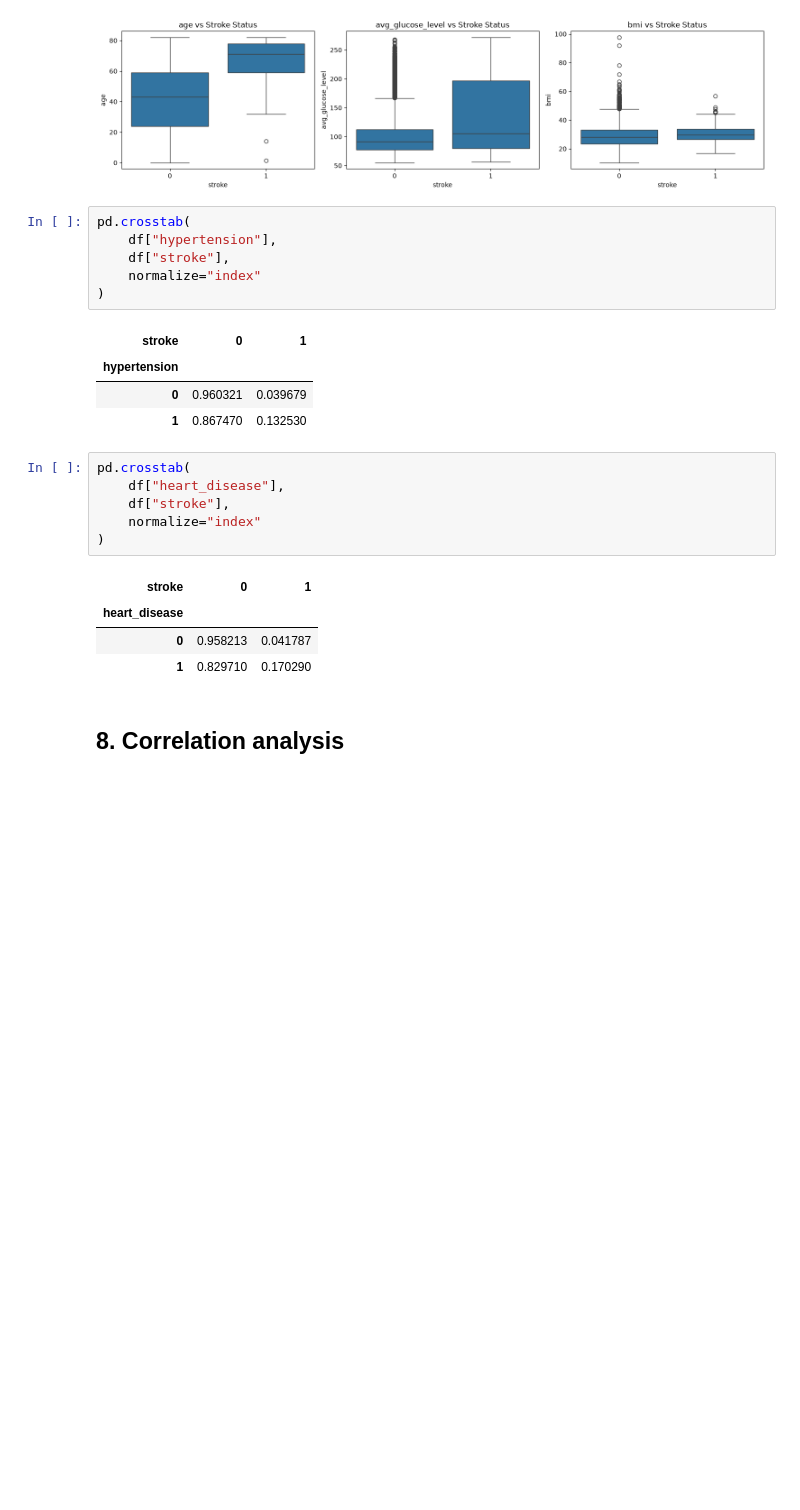
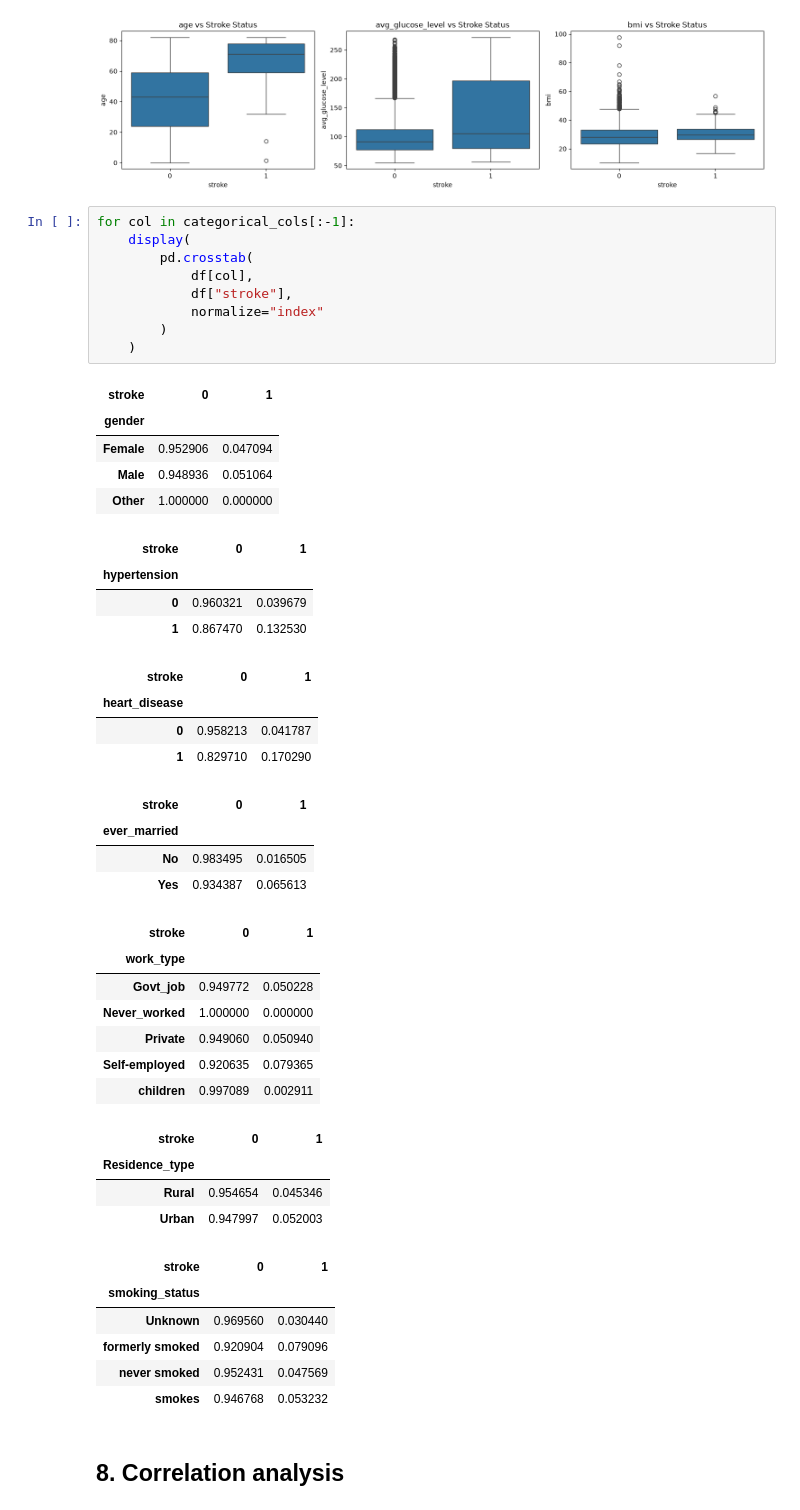
Before and after one commit to YipingMa9377/project1---stroke-prediction, a Jupyter notebook: notebooks/01_EDA.ipynb, the cells around one changed output. Cells and saved outputs as stored; diff of their text form; blank space fills up the shorter version.

```diff
--- a/notebooks/01_EDA.ipynb
+++ b/notebooks/01_EDA.ipynb
@@ -307,28 +323,50 @@ plt.tight_layout()
 plt.show()
 # %% [output]
 [figure]
-# %%
-pd.crosstab(
-    df["hypertension"],
-    df["stroke"],
-    normalize="index"
-)
-# %% [output]
-| stroke | 0 | 1 |
-| hypertension |  |  |
-| 0 | 0.960321 | 0.039679 |
-| 1 | 0.867470 | 0.132530 |
-# %%
-pd.crosstab(
-    df["heart_disease"],
-    df["stroke"],
-    normalize="index"
-)
-# %% [output]
-| stroke | 0 | 1 |
-| heart_disease |  |  |
-| 0 | 0.958213 | 0.041787 |
-| 1 | 0.829710 | 0.170290 |
+# %%
+for col in categorical_cols[:-1]:
+    display(
+        pd.crosstab(
+            df[col],
+            df["stroke"],
+            normalize="index"
+        )
+    )
+# %% [output]
+| stroke | 0 | 1 |
+| gender |  |  |
+| Female | 0.952906 | 0.047094 |
+| Male | 0.948936 | 0.051064 |
+| Other | 1.000000 | 0.000000 |
+| stroke | 0 | 1 |
+| hypertension |  |  |
+| 0 | 0.960321 | 0.039679 |
+| 1 | 0.867470 | 0.132530 |
+| stroke | 0 | 1 |
+| heart_disease |  |  |
+| 0 | 0.958213 | 0.041787 |
+| 1 | 0.829710 | 0.170290 |
+| stroke | 0 | 1 |
+| ever_married |  |  |
+| No | 0.983495 | 0.016505 |
+| Yes | 0.934387 | 0.065613 |
+| stroke | 0 | 1 |
+| work_type |  |  |
+| Govt_job | 0.949772 | 0.050228 |
+| Never_worked | 1.000000 | 0.000000 |
+| Private | 0.949060 | 0.050940 |
+| Self-employed | 0.920635 | 0.079365 |
+| children | 0.997089 | 0.002911 |
+| stroke | 0 | 1 |
+| Residence_type |  |  |
+| Rural | 0.954654 | 0.045346 |
+| Urban | 0.947997 | 0.052003 |
+| stroke | 0 | 1 |
+| smoking_status |  |  |
+| Unknown | 0.969560 | 0.030440 |
+| formerly smoked | 0.920904 | 0.079096 |
+| never smoked | 0.952431 | 0.047569 |
+| smokes | 0.946768 | 0.053232 |
 # %% [markdown]
 ## 8. Correlation analysis
 # %%
```
Also changed, not shown: parts of 9 cells of this notebook.
